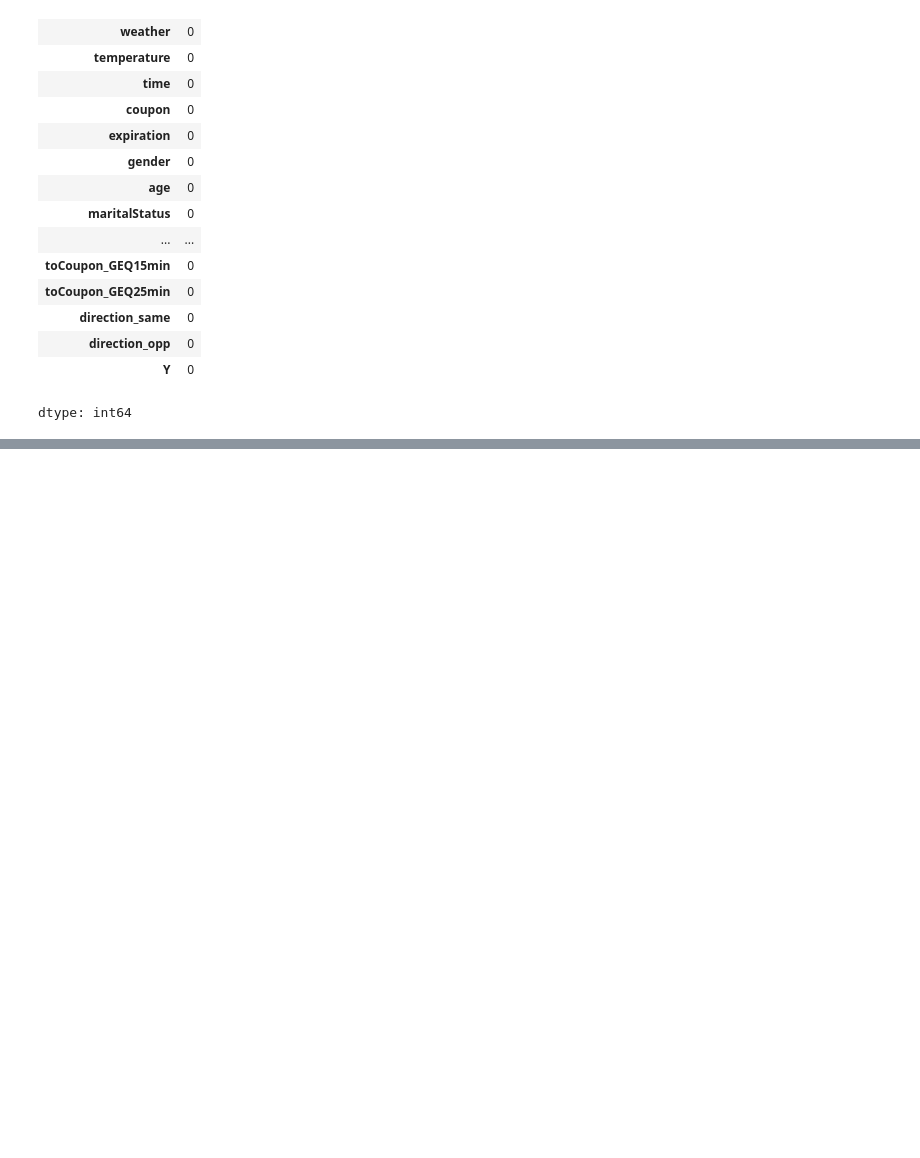
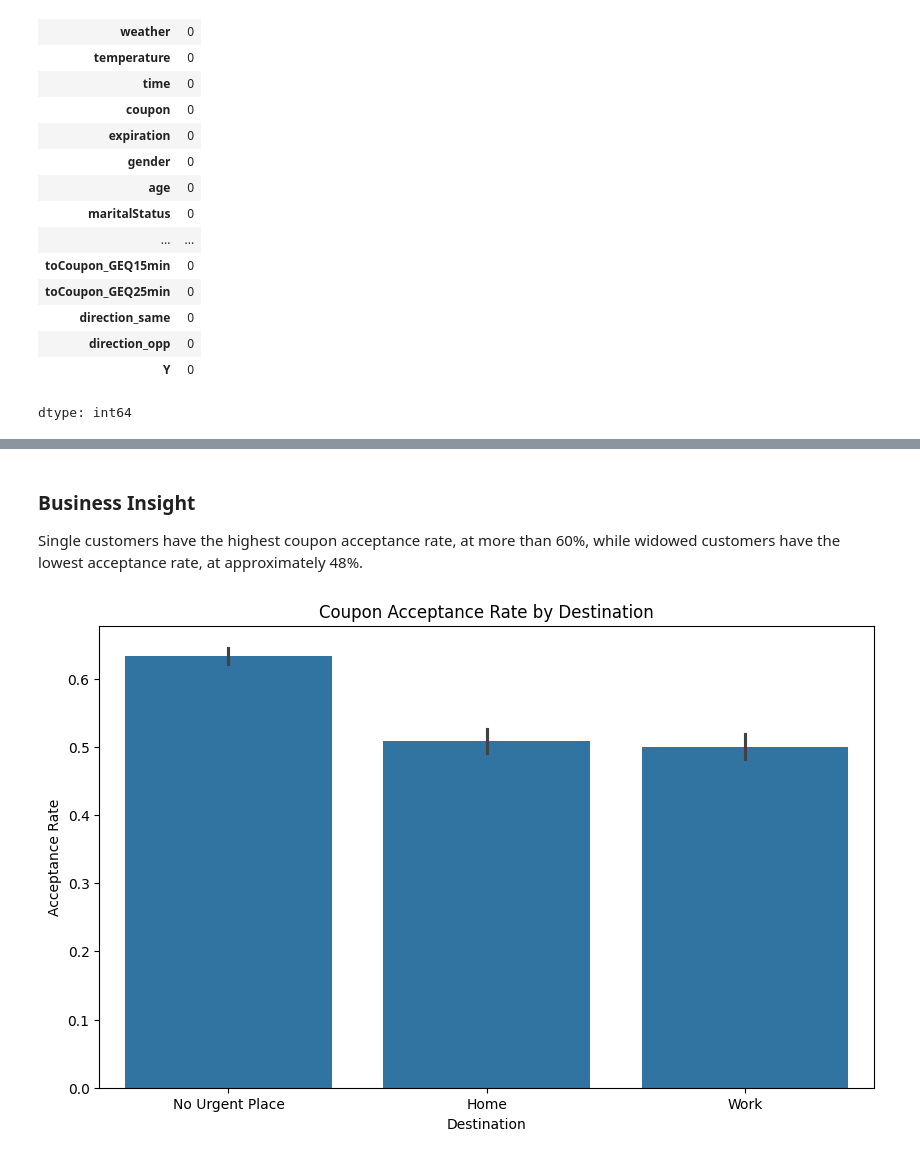
Before and after one commit to gowriv05/Final_Project_Python, a Jupyter notebook: In_Vehicle_Coupon_Acceptance_Analysis.ipynb, the cells around one changed output, grey strips where cells are left out. Drawn from its saved outputs; the diff is of its cells as text; code cells hidden in the pictures; blank space fills up the shorter version.

```diff
--- a/In_Vehicle_Coupon_Acceptance_Analysis.ipynb
+++ b/In_Vehicle_Coupon_Acceptance_Analysis.ipynb
@@ -335,0 +610,12 @@ dtype: int64
+# %% [markdown]
+### Business Insight
+Single customers have the highest coupon acceptance rate, at more than 60%, while widowed customers have the lowest acceptance rate, at approximately 48%.
+# %%
+plt.figure(figsize=(10,6))
+sns.barplot(data=df,x="destination",y="Y",estimator="mean")
+plt.title("Coupon Acceptance Rate by Destination")
+plt.xlabel("Destination")
+plt.ylabel("Acceptance Rate")
+plt.show()
+# %% [output]
+[figure, added]
```
Also changed, not shown: parts of 82 cells of this notebook.
